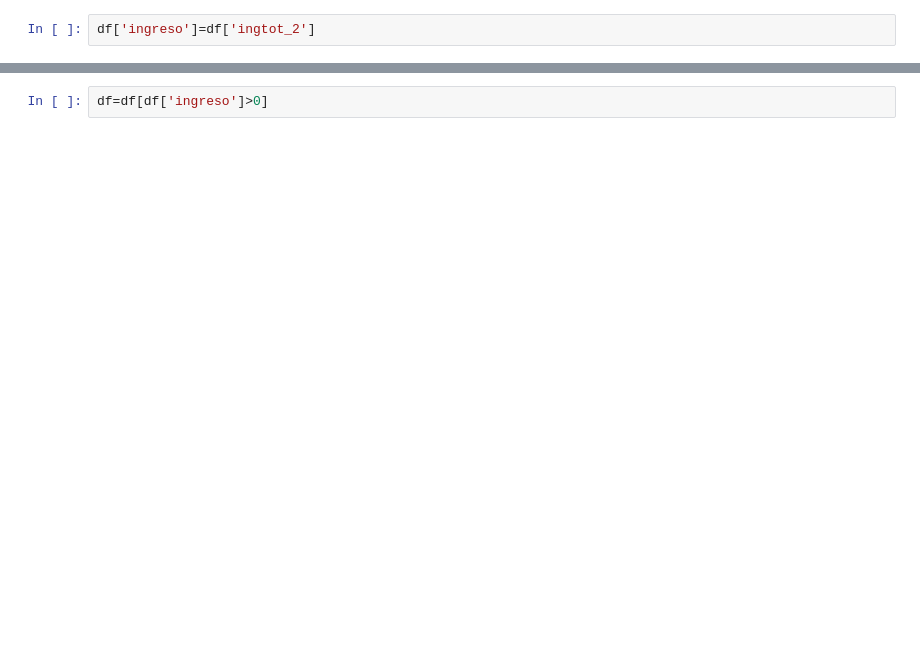
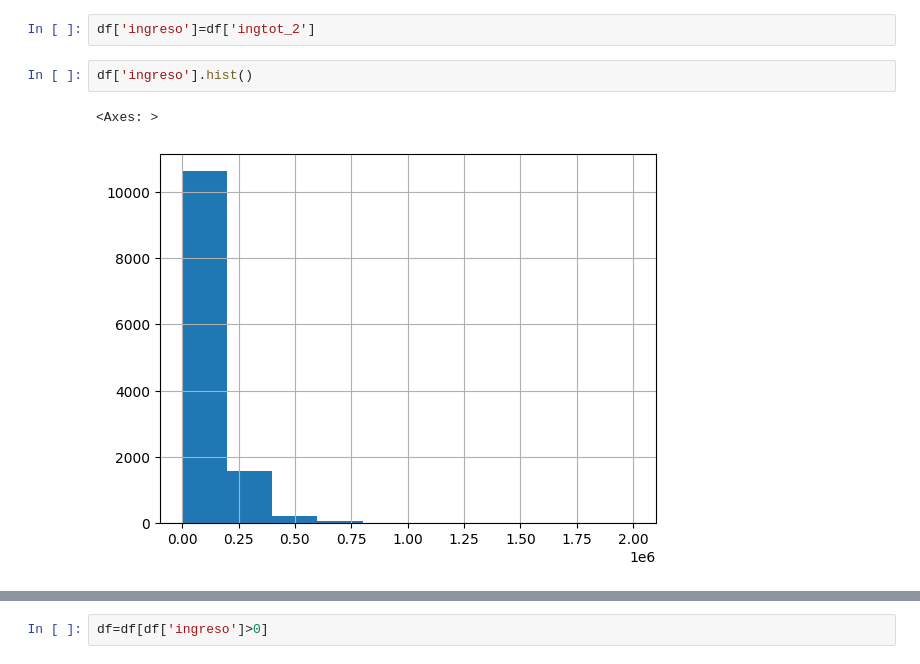
Before and after one commit to rpasquini/econometria-iae, a Jupyter notebook: OLS_2_Ajuste_Propiedades_Test_de_Hipótesis.ipynb, the cells around one changed output, grey strips where cells are left out. Saved outputs shown, nothing was run; the diff lists cells and outputs as text; blank space fills up the shorter version.

```diff
--- a/OLS_2_Ajuste_Propiedades_Test_de_Hipótesis.ipynb
+++ b/OLS_2_Ajuste_Propiedades_Test_de_Hipótesis.ipynb
@@ -43,2 +60,7 @@ Index(['id', 'nhogar', 'miembro', 'comuna', 'dominio', 'edad', 'sexo',
 # %%
 df['ingreso']=df['ingtot_2']
+# %%
+df['ingreso'].hist()
+# %% [output]
+<Axes: >
+[figure, added]
```
Also changed, not shown: parts of 15 cells of this notebook.
